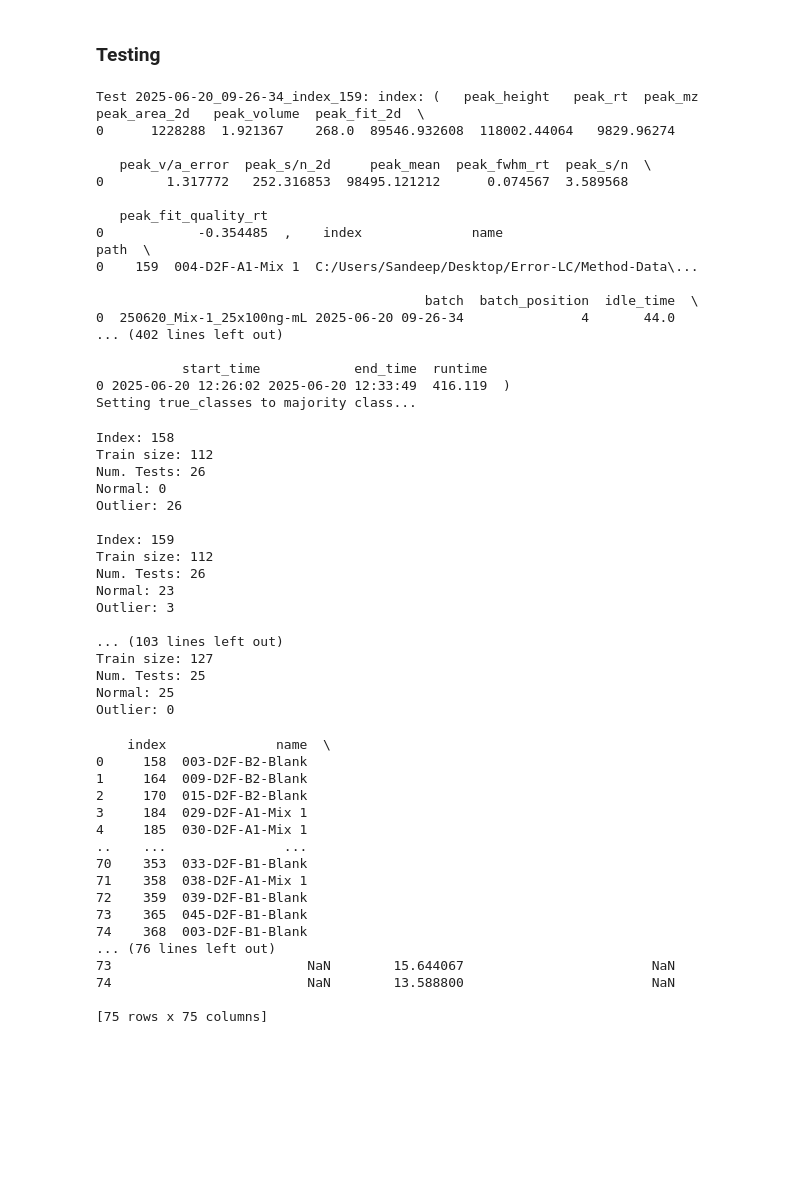
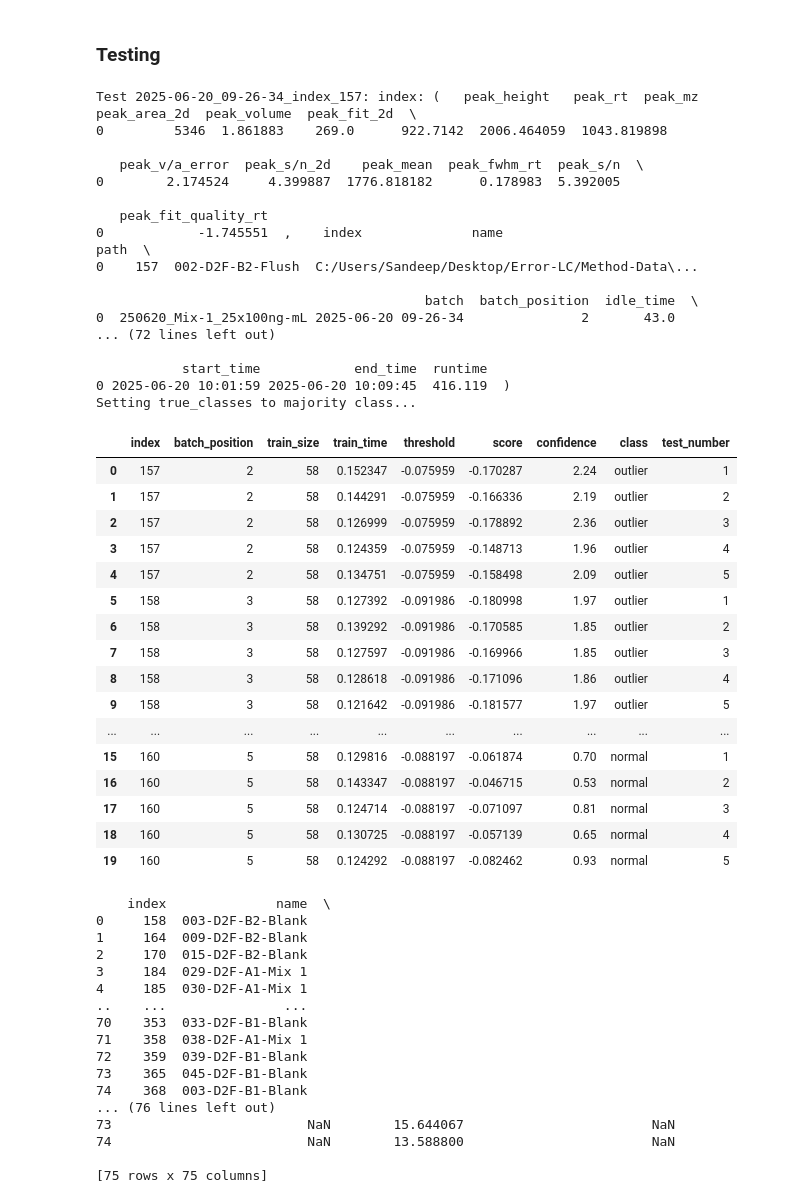
Before and after one commit to odea-project/StreamPort, a Jupyter notebook: dev_mass_spec.ipynb, the cells around one changed output. Saved outputs shown, nothing was run; the diff lists cells and outputs as text; code cells hidden in the pictures; blank space fills up the shorter version.

```diff
--- a/dev_mass_spec.ipynb
+++ b/dev_mass_spec.ipynb
@@ -187,7 +186,6 @@ iso = MachineLearningMethodIsolationForestSklearn()
 ml = iso.run(ml)
 ml.train()
 # %%
-ml.train()
 ml.plot_scores(threshold="min")
 # %%
 remaining_batches = list(set(all_batches) - set(train_batch_names))
@@ -243,7 +241,7 @@ Number of test samples:  247
 ### Testing
 # %%
 import pandas as pd
-for i in range(1, 20):
+for i in range(1, 5):
     n = i
     date = dates[n]
     test_data = tests[date][0]
@@ -253,7 +251,7 @@ for i in range(1, 20):
 
     ml.predict(test_data, test_metadata)
 
-    outliers = ml.test_prediction_outliers(threshold="min", show_scores=False) # defaults: n_tests = _get_num_tests(), show_scores = False
+    outliers = ml.test_prediction_outliers(threshold="min", show_scores=False, n_tests =5) # defaults: n_tests = _get_num_tests(), show_scores = False
 
     #fig_test_scores = ml.plot_scores(threshold="min")
     #fig_test_scores.update_layout(title=f"Test set {date} final run")
@@ -306,20 +304,20 @@ for i in range(1, 20):
 
     ml.add_prediction() # add_data already calls self.train()
 # %% [output]
-Test 2025-06-20_09-26-34_index_159: index: (   peak_height   peak_rt  peak_mz  peak_area_2d   peak_volume  peak_fit_2d  \
-0      1228288  1.921367    268.0  89546.932608  118002.44064   9829.96274
+Test 2025-06-20_09-26-34_index_157: index: (   peak_height   peak_rt  peak_mz  peak_area_2d  peak_volume  peak_fit_2d  \
+0         5346  1.861883    269.0      922.7142  2006.464059  1043.819898
 
-   peak_v/a_error  peak_s/n_2d     peak_mean  peak_fwhm_rt  peak_s/n  \
-0        1.317772   252.316853  98495.121212      0.074567  3.589568
+   peak_v/a_error  peak_s/n_2d    peak_mean  peak_fwhm_rt  peak_s/n  \
+0        2.174524     4.399887  1776.818182      0.178983  5.392005
 
    peak_fit_quality_rt
-0            -0.354485  ,    index              name                                               path  \
-0    159  004-D2F-A1-Mix 1  C:/Users/Sandeep/Desktop/Error-LC/Method-Data\...
+0            -1.745551  ,    index              name                                               path  \
+0    157  002-D2F-B2-Flush  C:/Users/Sandeep/Desktop/Error-LC/Method-Data\...
 
                                           batch  batch_position  idle_time  \
-0  250620_Mix-1_25x100ng-mL 2025-06-20 09-26-34               4       44.0
-... (402 lines left out)
+0  250620_Mix-1_25x100ng-mL 2025-06-20 09-26-34               2       43.0
+... (72 lines left out)
 
            start_time            end_time  runtime
-0 2025-06-20 12:26:02 2025-06-20 12:33:49  416.119  )
+0 2025-06-20 10:01:59 2025-06-20 10:09:45  416.119  )
 Setting true_classes to majority class...
@@ -348,23 +324,23 @@ stability_plot.show()
 # %%
-ml.get_results(summarize = True)
+ml.get_results(summarize = False)
 # %% [output]
-Index: 158
-Train size: 112
-Num. Tests: 26
-Normal: 0
-Outlier: 26
-
-Index: 159
-Train size: 112
-Num. Tests: 26
-Normal: 23
-Outlier: 3
-
-... (103 lines left out)
-Train size: 127
-Num. Tests: 25
-Normal: 25
-Outlier: 0
+|  | index | batch_position | train_size | train_time | threshold | score | confidence | class | test_number |
+| 0 | 157 | 2 | 58 | 0.152347 | -0.075959 | -0.170287 | 2.24 | outlier | 1 |
+| 1 | 157 | 2 | 58 | 0.144291 | -0.075959 | -0.166336 | 2.19 | outlier | 2 |
+| 2 | 157 | 2 | 58 | 0.126999 | -0.075959 | -0.178892 | 2.36 | outlier | 3 |
+| 3 | 157 | 2 | 58 | 0.124359 | -0.075959 | -0.148713 | 1.96 | outlier | 4 |
+| 4 | 157 | 2 | 58 | 0.134751 | -0.075959 | -0.158498 | 2.09 | outlier | 5 |
+| 5 | 158 | 3 | 58 | 0.127392 | -0.091986 | -0.180998 | 1.97 | outlier | 1 |
+| 6 | 158 | 3 | 58 | 0.139292 | -0.091986 | -0.170585 | 1.85 | outlier | 2 |
+| 7 | 158 | 3 | 58 | 0.127597 | -0.091986 | -0.169966 | 1.85 | outlier | 3 |
+| 8 | 158 | 3 | 58 | 0.128618 | -0.091986 | -0.171096 | 1.86 | outlier | 4 |
+| 9 | 158 | 3 | 58 | 0.121642 | -0.091986 | -0.181577 | 1.97 | outlier | 5 |
+| ... | ... | ... | ... | ... | ... | ... | ... | ... | ... |
+| 15 | 160 | 5 | 58 | 0.129816 | -0.088197 | -0.061874 | 0.70 | normal | 1 |
+| 16 | 160 | 5 | 58 | 0.143347 | -0.088197 | -0.046715 | 0.53 | normal | 2 |
+| 17 | 160 | 5 | 58 | 0.124714 | -0.088197 | -0.071097 | 0.81 | normal | 3 |
+| 18 | 160 | 5 | 58 | 0.130725 | -0.088197 | -0.057139 | 0.65 | normal | 4 |
+| 19 | 160 | 5 | 58 | 0.124292 | -0.088197 | -0.082462 | 0.93 | normal | 5 |
 # %%
 if os.path.exists("dev/msd_outliers.csv"):
     msd_outliers = pd.read_csv("dev/msd_outliers.csv")
```
Also changed, not shown: parts of 10 cells of this notebook, 6 other files.
